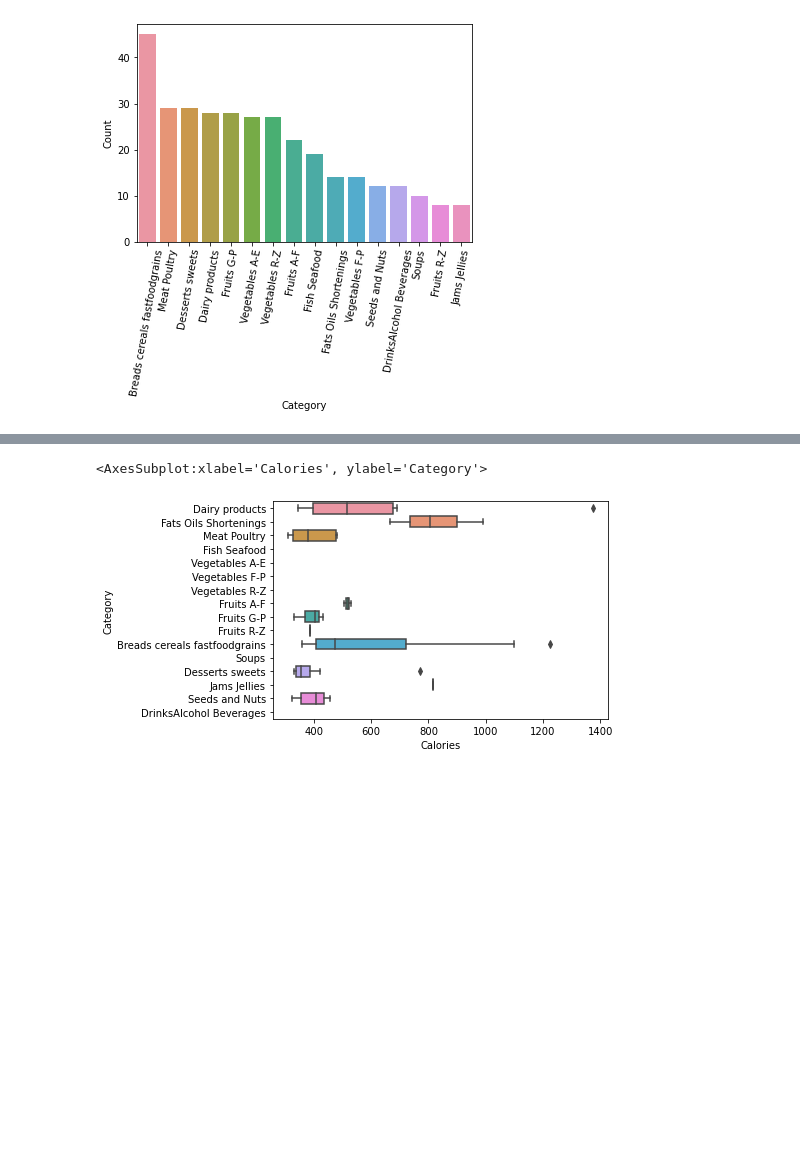
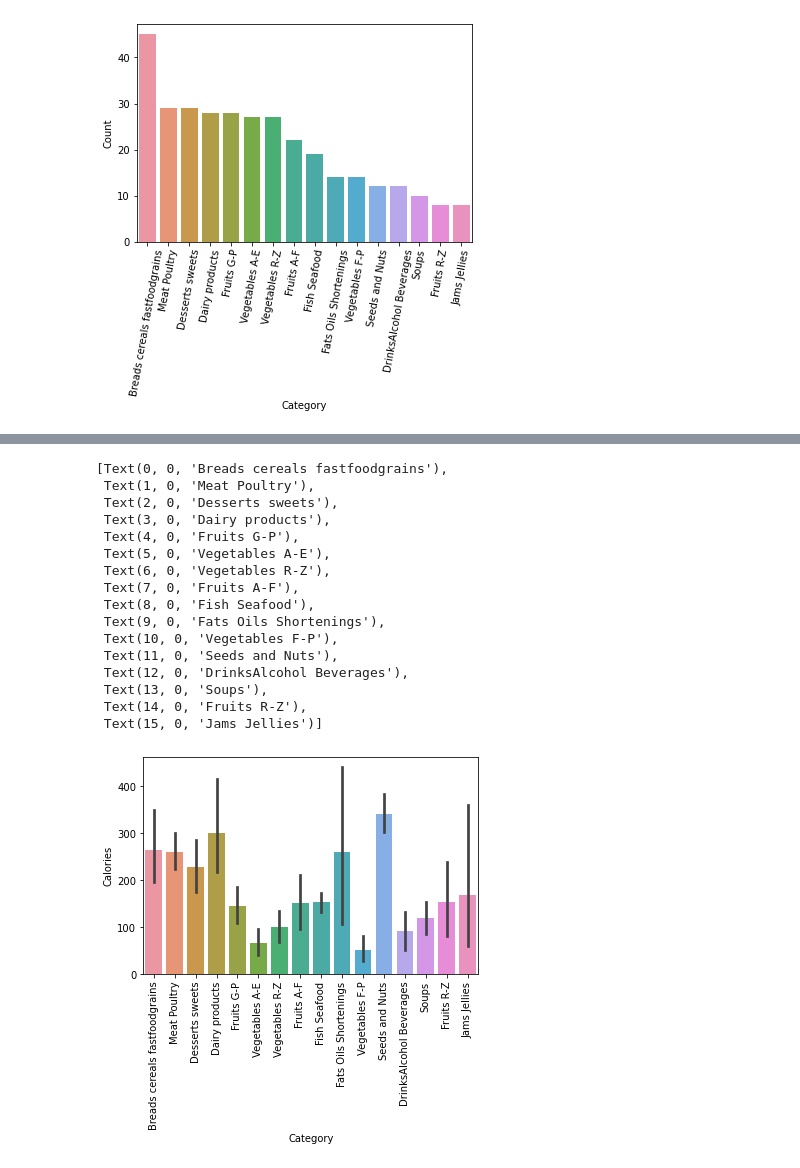
Before and after one commit to Rawanawh/Nutrition-facts-analysis, a Jupyter notebook: Nutrition project.ipynb, the cells around one changed output, grey strips where cells are left out. Cells and saved outputs as stored; diff of their text form; code cells hidden in the pictures; blank space fills up the shorter version.

```diff
--- a/Nutrition project.ipynb
+++ b/Nutrition project.ipynb
@@ -174,6 +174,23 @@ ax.set_xticklabels(ax.get_xticklabels(),rotation = 90)
 # %%
-sns.boxplot(data.Calories.sort_values(ascending=False).head(50),data.Category)
+
+ax=sns.barplot(y= 'Calories', x='Category', data =data, order = data['Category'].value_counts().index)
+ax.set_xticklabels(ax.get_xticklabels(),rotation = 90)
 # %% [output]
-<AxesSubplot:xlabel='Calories', ylabel='Category'>
+[Text(0, 0, 'Breads cereals fastfoodgrains'),
+ Text(1, 0, 'Meat Poultry'),
+ Text(2, 0, 'Desserts sweets'),
+ Text(3, 0, 'Dairy products'),
+ Text(4, 0, 'Fruits G-P'),
+ Text(5, 0, 'Vegetables A-E'),
+ Text(6, 0, 'Vegetables R-Z'),
+ Text(7, 0, 'Fruits A-F'),
+ Text(8, 0, 'Fish Seafood'),
+ Text(9, 0, 'Fats Oils Shortenings'),
+ Text(10, 0, 'Vegetables F-P'),
+ Text(11, 0, 'Seeds and Nuts'),
+ Text(12, 0, 'DrinksAlcohol Beverages'),
+ Text(13, 0, 'Soups'),
+ Text(14, 0, 'Fruits R-Z'),
+ Text(15, 0, 'Jams Jellies')]
-[figure, old version]
+[figure, new version]
 # %%
```
Also changed, not shown: parts of 2 cells of this notebook.
